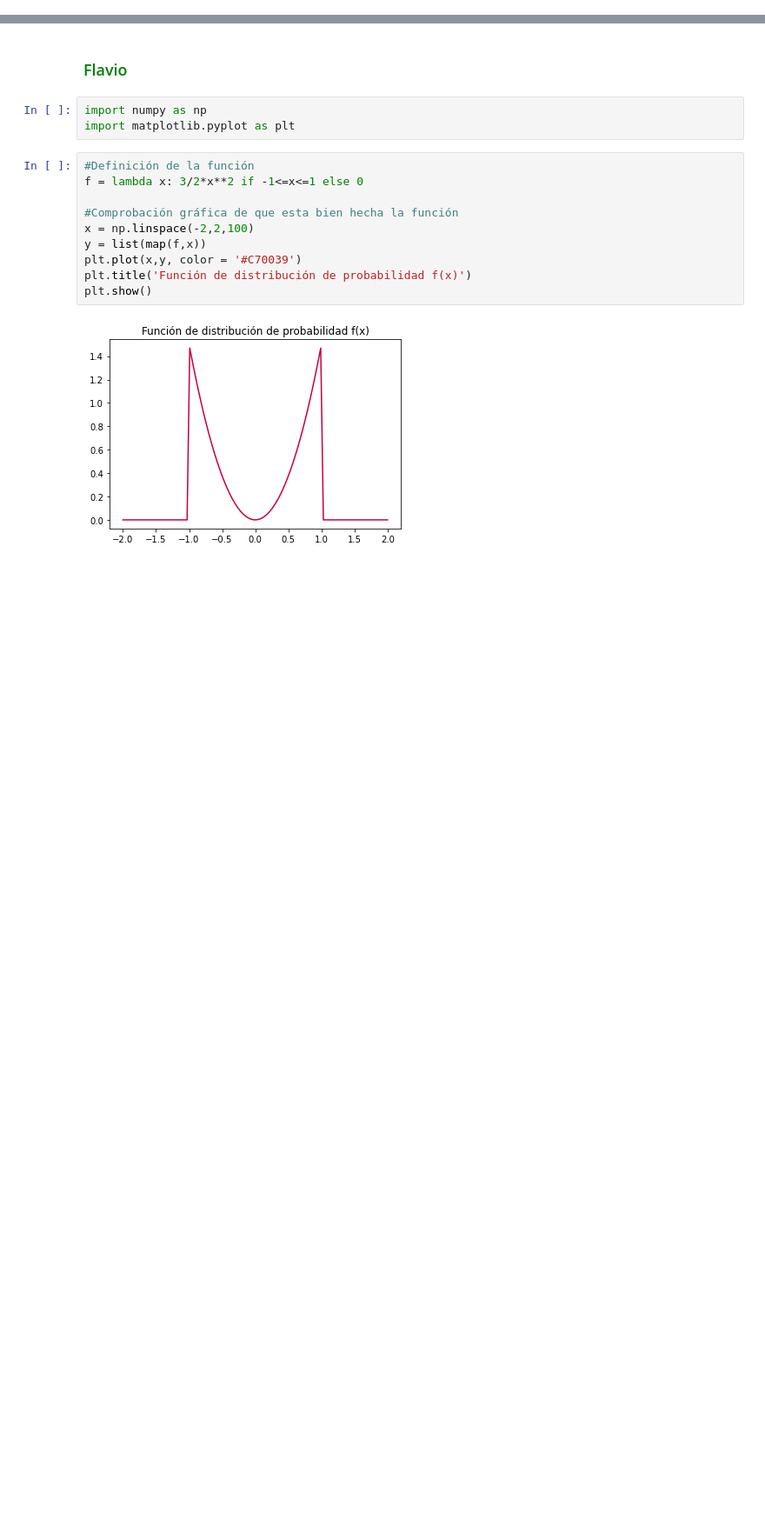
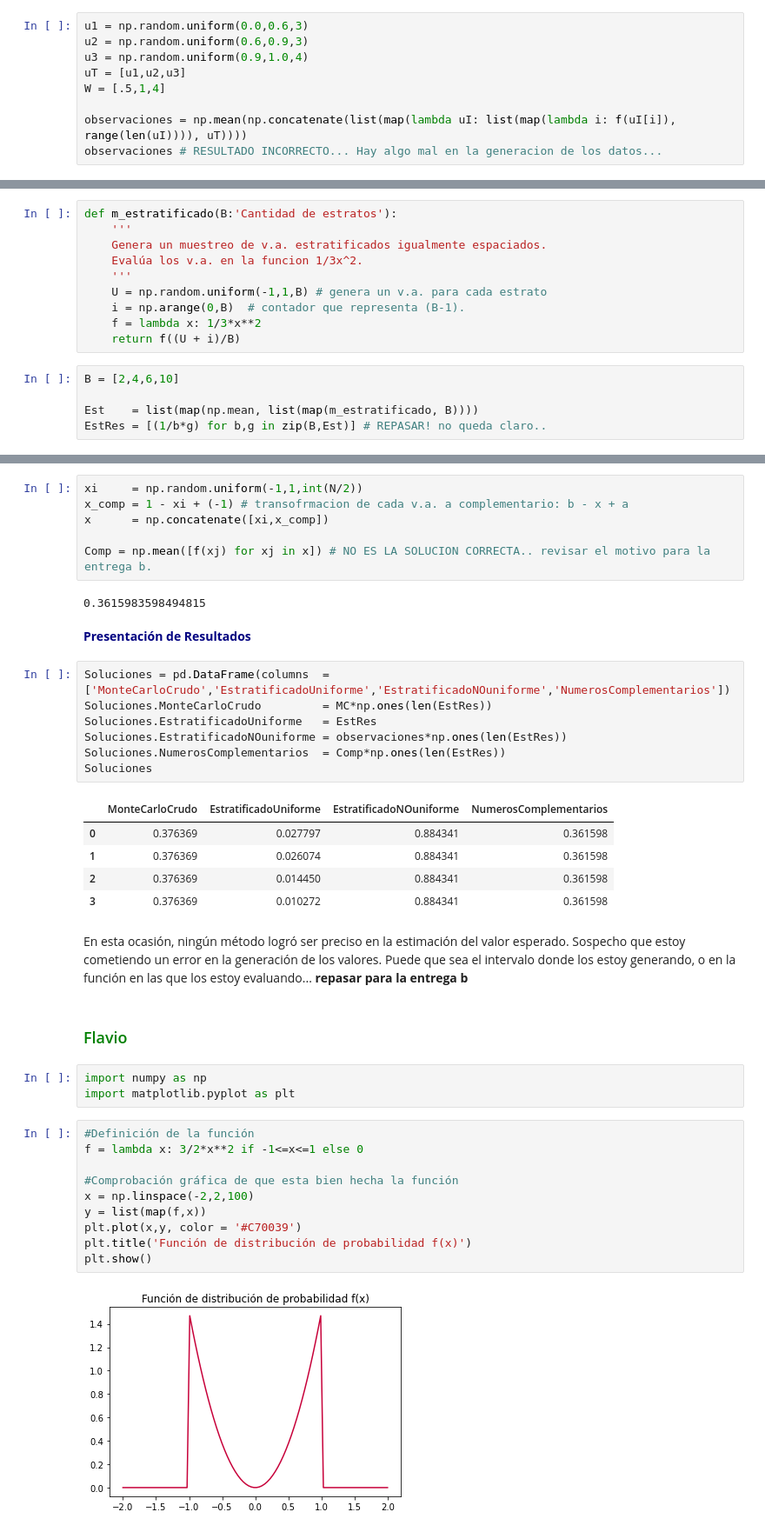
Before and after one commit to AndresLaresBarragan/ProyectoConjunto_ALares_FCPalacios, a Jupyter notebook: Tarea8.ipynb, the cells around one changed output, grey strips where cells are left out. Shown at 87% size. Saved outputs shown, nothing was run; the diff lists cells and outputs as text; blank space fills up the shorter version.

Commit message:
Soluciones
Se realizaron las soluciones del estudiante 1

```diff
--- a/Tarea8.ipynb
+++ b/Tarea8.ipynb
@@ -25,0 +75,9 @@ Además use el método de estratificación donde se divide en B estratos, visto
+# %%
+u1 = np.random.uniform(0.0,0.6,3)
+u2 = np.random.uniform(0.6,0.9,3)
+u3 = np.random.uniform(0.9,1.0,4)
+uT = [u1,u2,u3]
+W = [.5,1,4]
+
+observaciones = np.mean(np.concatenate(list(map(lambda uI: list(map(lambda i: f(uI[i]), range(len(uI)))), uT))))
+observaciones # RESULTADO INCORRECTO... Hay algo mal en la generacion de los datos...
@@ -25,0 +90,15 @@ Además use el método de estratificación donde se divide en B estratos, visto
+# %%
+def m_estratificado(B:'Cantidad de estratos'):
+    '''
+    Genera un muestreo de v.a. estratificados igualmente espaciados.
+    Evalúa los v.a. en la funcion 1/3x^2.
+    '''
+    U = np.random.uniform(-1,1,B) # genera un v.a. para cada estrato
+    i = np.arange(0,B)  # contador que representa (B-1).
+    f = lambda x: 1/3*x**2
+    return f((U + i)/B)
+# %%
+B = [2,4,6,10]
+
+Est    = list(map(np.mean, list(map(m_estratificado, B))))
+EstRes = [(1/b*g) for b,g in zip(B,Est)] # REPASAR! no queda claro..
@@ -26,3 +117,28 @@ Además use el método de estratificación donde se divide en B estratos, visto
+# %%
+xi     = np.random.uniform(-1,1,int(N/2))
+x_comp = 1 - xi + (-1) # transofrmacion de cada v.a. a complementario: b - x + a
+x      = np.concatenate([xi,x_comp])
+
+Comp = np.mean([f(xj) for xj in x]) # NO ES LA SOLUCION CORRECTA.. revisar el motivo para la entrega b.
+# %% [output]
+0.3615983598494815
+# %% [markdown]
+<span style="color:NAVY"> **Presentación de Resultados**
+# %%
+Soluciones = pd.DataFrame(columns  = ['MonteCarloCrudo','EstratificadoUniforme','EstratificadoNOuniforme','NumerosComplementarios'])
+Soluciones.MonteCarloCrudo         = MC*np.ones(len(EstRes))
+Soluciones.EstratificadoUniforme   = EstRes
+Soluciones.EstratificadoNOuniforme = observaciones*np.ones(len(EstRes))
+Soluciones.NumerosComplementarios  = Comp*np.ones(len(EstRes))
+Soluciones
+# %% [output]
+|  | MonteCarloCrudo | EstratificadoUniforme | EstratificadoNOuniforme | NumerosComplementarios |
+| 0 | 0.376369 | 0.027797 | 0.884341 | 0.361598 |
+| 1 | 0.376369 | 0.026074 | 0.884341 | 0.361598 |
+| 2 | 0.376369 | 0.014450 | 0.884341 | 0.361598 |
+| 3 | 0.376369 | 0.010272 | 0.884341 | 0.361598 |
+# %% [markdown]
+En esta ocasión, ningún método logró ser preciso en la estimación del valor esperado. Sospecho que estoy cometiendo un error en la generación de los valores. Puede que sea el intervalo donde los estoy generando, o en la función en las que los estoy evaluando... **repasar para la entrega b**
 # %% [markdown]
 ### <span style="color:green"> Flavio</span>
 # %%
```
Also changed, not shown: parts of 12 cells of this notebook, 1 other file.
